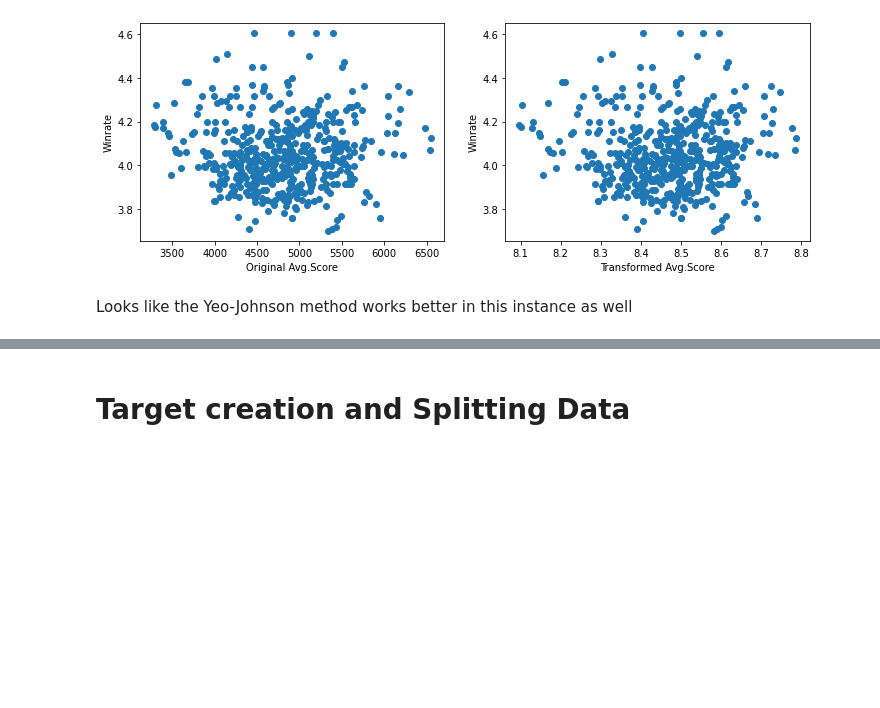
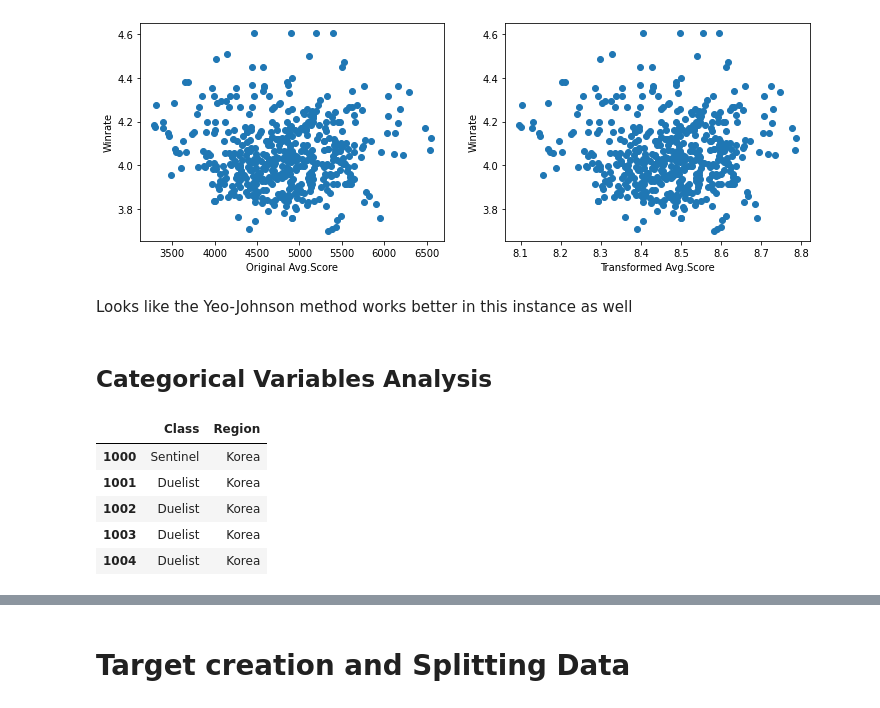
Before and after one commit to ericyeonpark/valorant-top500-analysis, a Jupyter notebook: notebooks/Valorant_Top_500_analysis.ipynb, the cells around one changed output, grey strips where cells are left out. Saved outputs shown, nothing was run; the diff lists cells and outputs as text; code cells hidden in the pictures; blank space fills up the shorter version.

```diff
--- a/notebooks/Valorant_Top_500_analysis.ipynb
+++ b/notebooks/Valorant_Top_500_analysis.ipynb
@@ -314,3 +314,15 @@ for var in cont_vars:
 [figure]
 # %% [markdown]
 Looks like the Yeo-Johnson method works better in this instance as well
+# %% [markdown]
+## Categorical Variables Analysis
+# %%
+# let's visualise the values of the categorical variables
+df[cat_vars].head()
+# %% [output]
+|  | Class | Region |
+| 1000 | Sentinel | Korea |
+| 1001 | Duelist | Korea |
+| 1002 | Duelist | Korea |
+| 1003 | Duelist | Korea |
+| 1004 | Duelist | Korea |
```
Also changed, not shown: parts of 7 cells of this notebook.
